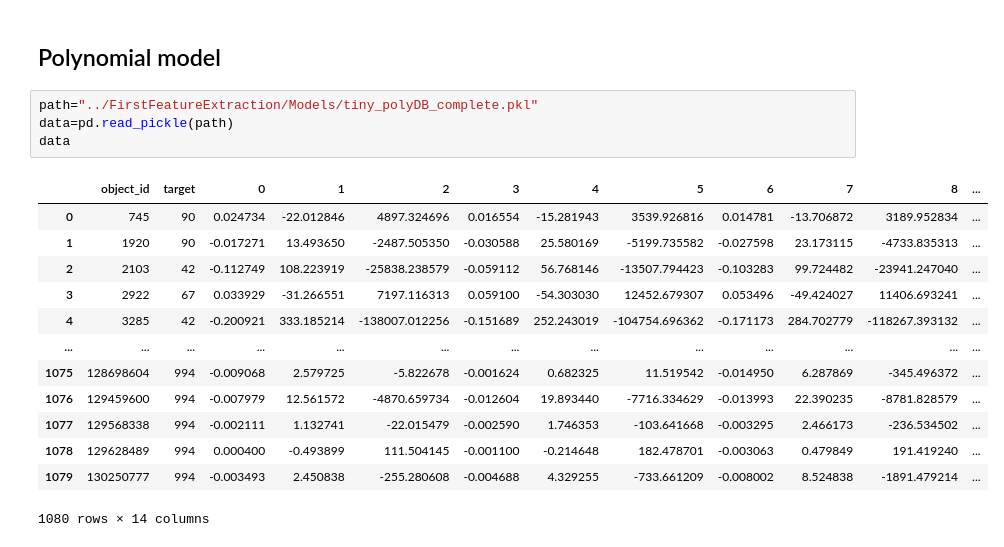
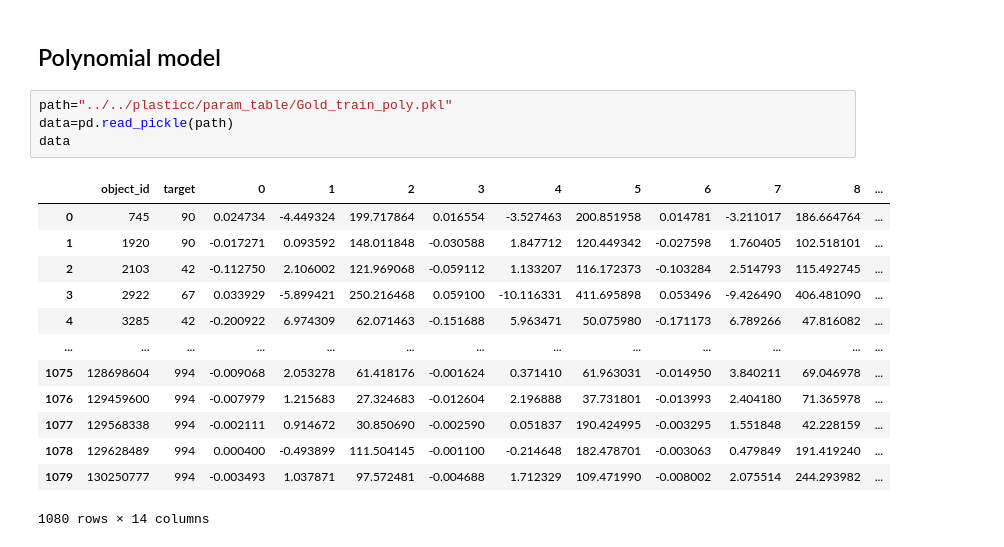
Before and after one commit to erusseil/PISN-classification, a Jupyter notebook: MachineLearning/ParamStudy.ipynb, the cells around one changed output. Saved outputs shown, nothing was run; the diff lists cells and outputs as text.

```diff
--- a/MachineLearning/ParamStudy.ipynb
+++ b/MachineLearning/ParamStudy.ipynb
@@ -17,21 +17,21 @@ passband_list = {0:'u',1:'g',2:'r',3:'i',4:'z',5:'y'}
 # %% [markdown]
 ## Polynomial model
 # %%
-path="../FirstFeatureExtraction/Models/tiny_polyDB_complete.pkl"
+path="../../plasticc/param_table/Gold_train_poly.pkl"
 data=pd.read_pickle(path)
 data
 # %% [output]
 |  | object_id | target | 0 | 1 | 2 | 3 | 4 | 5 | 6 | 7 | 8 | ... |
-| 0 | 745 | 90 | 0.024734 | -22.012846 | 4897.324696 | 0.016554 | -15.281943 | 3539.926816 | 0.014781 | -13.706872 | 3189.952834 | ... |
-| 1 | 1920 | 90 | -0.017271 | 13.493650 | -2487.505350 | -0.030588 | 25.580169 | -5199.735582 | -0.027598 | 23.173115 | -4733.835313 | ... |
-| 2 | 2103 | 42 | -0.112749 | 108.223919 | -25838.238579 | -0.059112 | 56.768146 | -13507.794423 | -0.103283 | 99.724482 | -23941.247040 | ... |
-| 3 | 2922 | 67 | 0.033929 | -31.266551 | 7197.116313 | 0.059100 | -54.303030 | 12452.679307 | 0.053496 | -49.424027 | 11406.693241 | ... |
-| 4 | 3285 | 42 | -0.200921 | 333.185214 | -138007.012256 | -0.151689 | 252.243019 | -104754.696362 | -0.171173 | 284.702779 | -118267.393132 | ... |
+| 0 | 745 | 90 | 0.024734 | -4.449324 | 199.717864 | 0.016554 | -3.527463 | 200.851958 | 0.014781 | -3.211017 | 186.664764 | ... |
+| 1 | 1920 | 90 | -0.017271 | 0.093592 | 148.011848 | -0.030588 | 1.847712 | 120.449342 | -0.027598 | 1.760405 | 102.518101 | ... |
+| 2 | 2103 | 42 | -0.112750 | 2.106002 | 121.969068 | -0.059112 | 1.133207 | 116.172373 | -0.103284 | 2.514793 | 115.492745 | ... |
+| 3 | 2922 | 67 | 0.033929 | -5.899421 | 250.216468 | 0.059100 | -10.116331 | 411.695898 | 0.053496 | -9.426490 | 406.481090 | ... |
+| 4 | 3285 | 42 | -0.200922 | 6.974309 | 62.071463 | -0.151688 | 5.963471 | 50.075980 | -0.171173 | 6.789266 | 47.816082 | ... |
 | ... | ... | ... | ... | ... | ... | ... | ... | ... | ... | ... | ... | ... |
-| 1075 | 128698604 | 994 | -0.009068 | 2.579725 | -5.822678 | -0.001624 | 0.682325 | 11.519542 | -0.014950 | 6.287869 | -345.496372 | ... |
-| 1076 | 129459600 | 994 | -0.007979 | 12.561572 | -4870.659734 | -0.012604 | 19.893440 | -7716.334629 | -0.013993 | 22.390235 | -8781.828579 | ... |
-| 1077 | 129568338 | 994 | -0.002111 | 1.132741 | -22.015479 | -0.002590 | 1.746353 | -103.641668 | -0.003295 | 2.466173 | -236.534502 | ... |
+| 1075 | 128698604 | 994 | -0.009068 | 2.053278 | 61.418176 | -0.001624 | 0.371410 | 61.963031 | -0.014950 | 3.840211 | 69.046978 | ... |
+| 1076 | 129459600 | 994 | -0.007979 | 1.215683 | 27.324683 | -0.012604 | 2.196888 | 37.731801 | -0.013993 | 2.404180 | 71.365978 | ... |
+| 1077 | 129568338 | 994 | -0.002111 | 0.914672 | 30.850690 | -0.002590 | 0.051837 | 190.424995 | -0.003295 | 1.551848 | 42.228159 | ... |
 | 1078 | 129628489 | 994 | 0.000400 | -0.493899 | 111.504145 | -0.001100 | -0.214648 | 182.478701 | -0.003063 | 0.479849 | 191.419240 | ... |
-| 1079 | 130250777 | 994 | -0.003493 | 2.450838 | -255.280608 | -0.004688 | 4.329255 | -733.661209 | -0.008002 | 8.524838 | -1891.479214 | ... |
+| 1079 | 130250777 | 994 | -0.003493 | 1.037871 | 97.572481 | -0.004688 | 1.712329 | 109.471990 | -0.008002 | 2.075514 | 244.293982 | ... |
 1080 rows × 14 columns
 # %%
```
Also changed, not shown: parts of 4 cells of this notebook.
